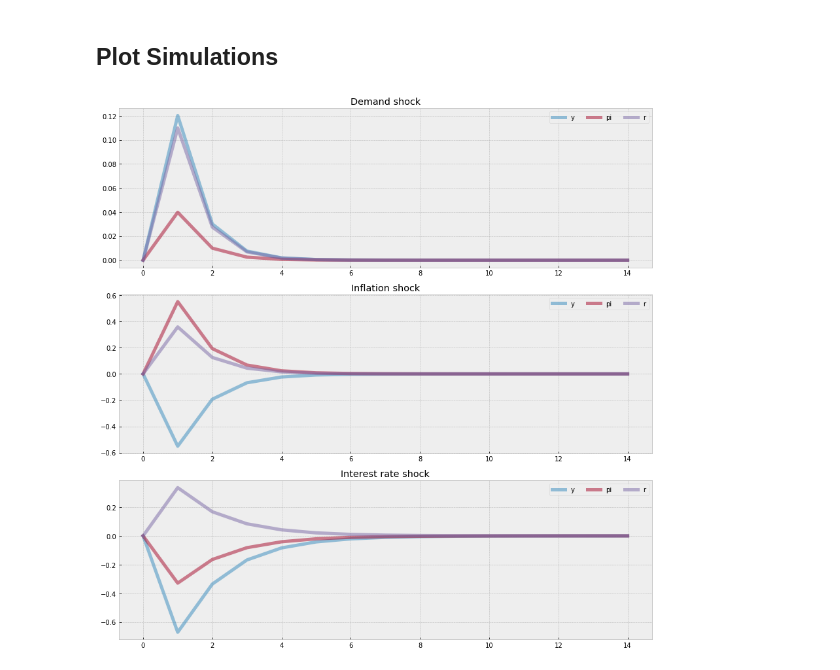
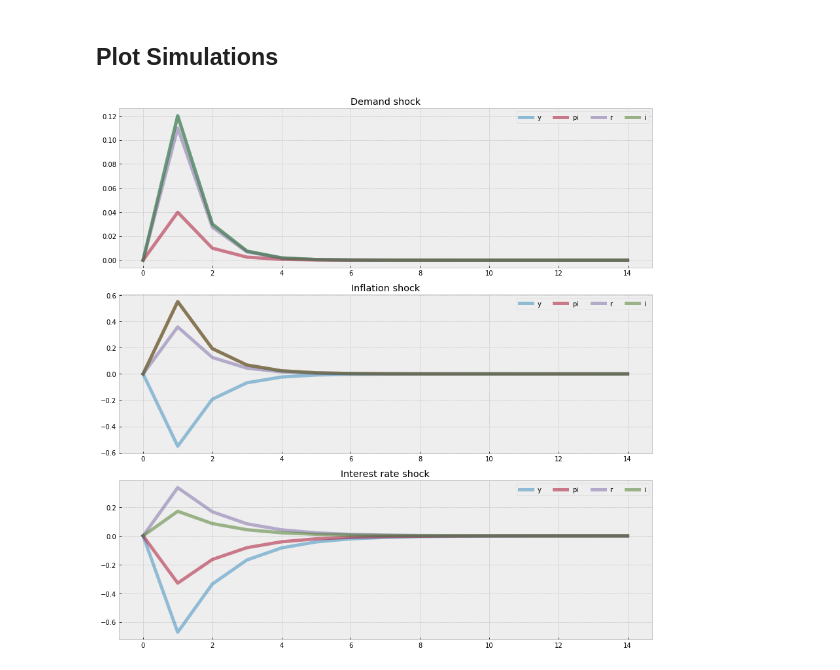
Before and after one commit to letsgoexploring/simulations, a Jupyter notebook: python/nk-simulation-verification.ipynb, the cells around one changed output. Saved outputs shown, nothing was run; the diff lists cells and outputs as text; code cells hidden in the pictures.

```diff
--- a/python/nk-simulation-verification.ipynb
+++ b/python/nk-simulation-verification.ipynb
@@ -216,18 +216,18 @@ verify d1,d2, d3:
 # %%
 # Compute impulse responses and plot
 nk.impulse(T=15,t0=1,shocks=[0.2,0.5,1])
 
 # Create the figure and axes
 fig = plt.figure(figsize=(12,12))
 ax1 = fig.add_subplot(3,1,1)
 ax2 = fig.add_subplot(3,1,2)
 ax3 = fig.add_subplot(3,1,3)
 
 # Plot commands
-nk.irs['e_g'][['y','pi','r']].plot(lw='5',alpha=0.5,grid=True,title='Demand shock',ax=ax1).legend(loc='upper right',ncol=5)
-nk.irs['e_u'][['y','pi','r']].plot(lw='5',alpha=0.5,grid=True,title='Inflation shock',ax=ax2).legend(loc='upper right',ncol=5)
-nk.irs['e_v'][['y','pi','r']].plot(lw='5',alpha=0.5,grid=True,title='Interest rate shock',ax=ax3).legend(loc='upper right',ncol=5)
+nk.irs['e_g'][['y','pi','r','i']].plot(lw='5',alpha=0.5,grid=True,title='Demand shock',ax=ax1).legend(loc='upper right',ncol=5)
+nk.irs['e_u'][['y','pi','r','i']].plot(lw='5',alpha=0.5,grid=True,title='Inflation shock',ax=ax2).legend(loc='upper right',ncol=5)
+nk.irs['e_v'][['y','pi','r','i']].plot(lw='5',alpha=0.5,grid=True,title='Interest rate shock',ax=ax3).legend(loc='upper right',ncol=5)
 
 fig.tight_layout()
 # %% [output]
-[figure, old version]
+[figure, new version]
```
Also changed, not shown: 16 other files.
